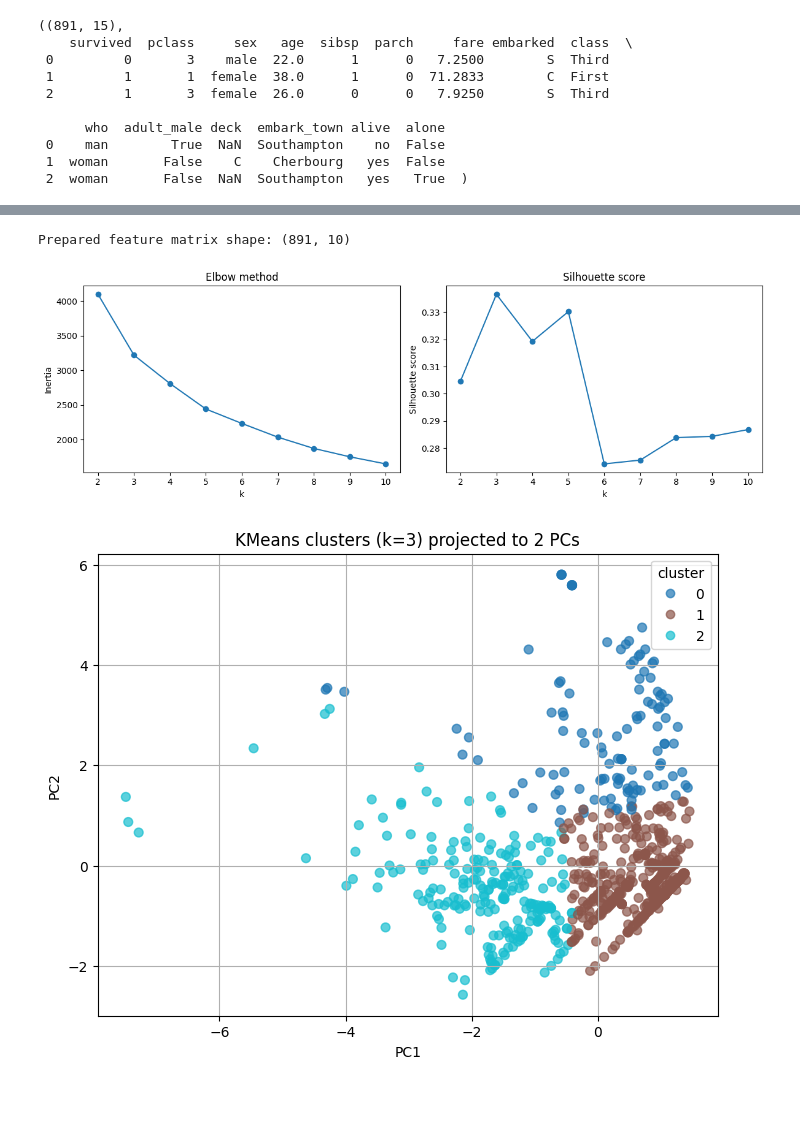
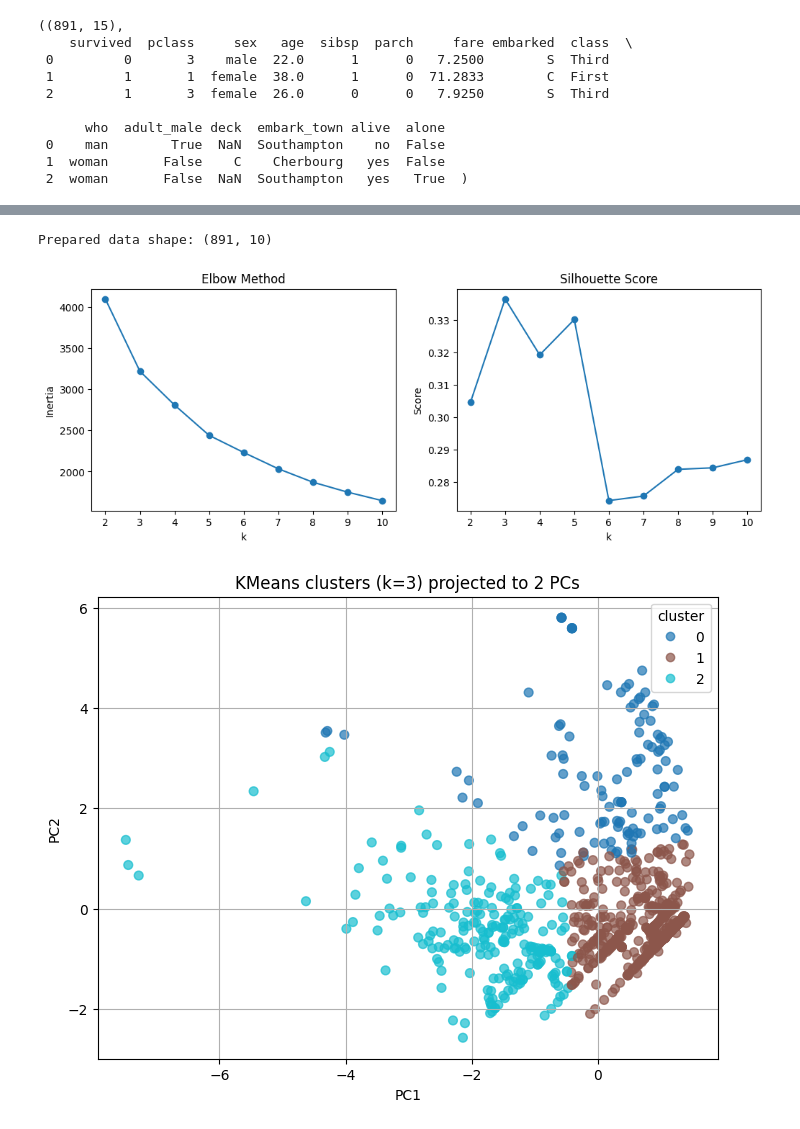
Before and after one commit to Gunjan712Sehrawat/titanic_kmeans_pca, a Jupyter notebook: titanic_kmeans_pca.ipynb, the cells around one changed output, grey strips where cells are left out. Saved outputs shown, nothing was run; the diff lists cells and outputs as text; code cells hidden in the pictures; blank space fills up the shorter version.

Commit message:
Initial commit: Titanic K-Means clustering with PCA visualization

```diff
--- a/titanic_kmeans_pca.ipynb
+++ b/titanic_kmeans_pca.ipynb
@@ -65,5 +76,10 @@ memory usage: 80.7+ KB
 # %%
-num_features = ['age','sibsp','parch','fare','pclass']   # treat pclass as numeric (okay)
+# Feature Selection & Preprocessing
+
+features = ['pclass','sex','age','sibsp','parch','fare','embarked']
+X = df[features].copy()
+
+num_features = ['age','sibsp','parch','fare','pclass']
 cat_features = ['sex','embarked']
 
 num_transformer = Pipeline([
@@ -76,39 +92,37 @@ cat_transformer = Pipeline([
     ('onehot', OneHotEncoder(handle_unknown='ignore', sparse_output=False))
 ])
 
-
-preprocessor = ColumnTransformer(transformers=[
+preprocessor = ColumnTransformer([
     ('num', num_transformer, num_features),
     ('cat', cat_transformer, cat_features)
 ])
 
 X_prep = preprocessor.fit_transform(X)
-print("Prepared feature matrix shape:", X_prep.shape)
+print("Prepared data shape:", X_prep.shape)
 # %% [output]
-Prepared feature matrix shape: (891, 10)
+Prepared data shape: (891, 10)
 # %%
+# Choosing k – Elbow & Silhouette
+
 inertia = []
 sil_scores = []
 K_range = range(2,11)
 
 for k in K_range:
     km = KMeans(n_clusters=k, n_init=10, random_state=42)
     labels = km.fit_predict(X_prep)
     inertia.append(km.inertia_)
     sil_scores.append(silhouette_score(X_prep, labels))
 
-plt.figure(figsize=(12,4))
-plt.subplot(1,2,1)
-plt.plot(list(K_range), inertia, '-o')
-plt.xlabel('k'); plt.ylabel('Inertia'); plt.title('Elbow method')
+fig, ax = plt.subplots(1,2, figsize=(12,4))
+ax[0].plot(list(K_range), inertia, '-o')
+ax[0].set_title('Elbow Method'); ax[0].set_xlabel('k'); ax[0].set_ylabel('Inertia')
 
-plt.subplot(1,2,2)
-plt.plot(list(K_range), sil_scores, '-o')
-plt.xlabel('k'); plt.ylabel('Silhouette score'); plt.title('Silhouette score')
-plt.tight_layout()
+ax[1].plot(list(K_range), sil_scores, '-o')
+ax[1].set_title('Silhouette Score'); ax[1].set_xlabel('k'); ax[1].set_ylabel('Score')
 plt.show()
 # %% [output]
-[figure, old version]
+[figure, new version]
 # %%
 k_chosen = 3   # <-- change after inspecting elbow/silhouette
 km = KMeans(n_clusters=k_chosen, n_init=10, random_state=42)
```
Also changed, not shown: parts of 13 cells of this notebook.
